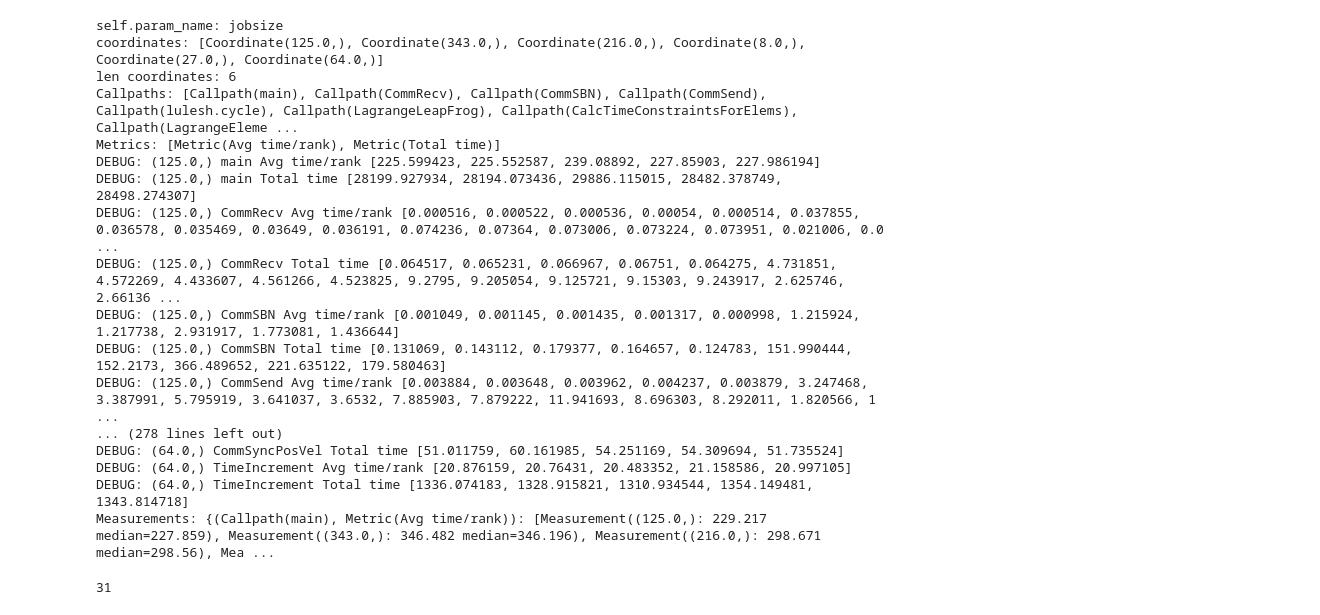
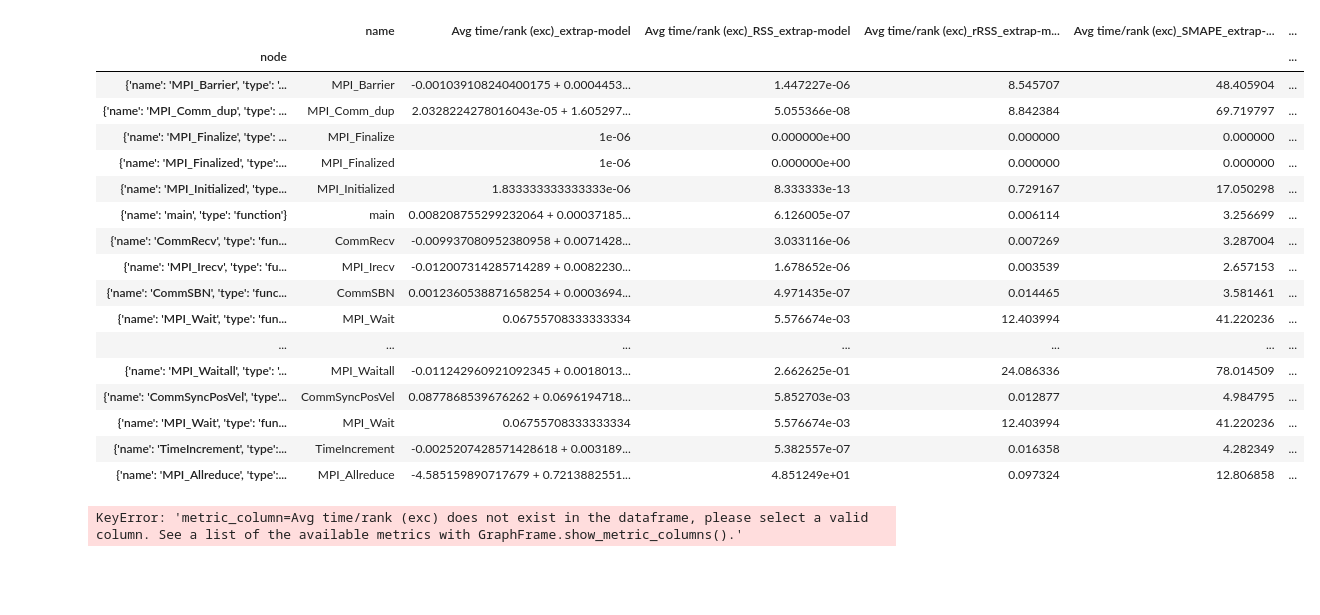
Before and after one commit to LLNL/thicket-tutorial, a Jupyter notebook: notebooks/test.ipynb, the cells around one changed output. Saved outputs shown, nothing was run; the diff lists cells and outputs as text; code cells hidden in the pictures; blank space fills up the shorter version.

```diff
--- a/notebooks/test.ipynb
+++ b/notebooks/test.ipynb
@@ -1,6 +1,5 @@
 # %%
 import sys
-
 import matplotlib.pyplot as plt
 import pandas as pd
 from IPython.display import display
@@ -11,6 +10,12 @@ from thicket.model_extrap import Modeling
 
 display(HTML("<style>.container { width:80% !important; }</style>"))
 
-#data = "../data/mpi_scaling_cali"
-data = "../../data/LULESH/weak"
+# display all columns from pandas data frames
+pd.options.display.max_columns = None
+
+#data = "../../data/LULESH/inclusive/weak"
+#data = "../data/mpi_scaling_cali/"
+data = "../../data/LULESH/exclusive/weak"
 t_ens = th.Thicket.from_caliperreader(data)
+
+help(t_ens.tree)
@@ -19,35 +57,45 @@ t_ens = th.Thicket.from_caliperreader(data)
 # %%
 mdl = Modeling(
     t_ens,
-    "jobsize",
-    chosen_metrics=[
-        "Avg time/rank",
-        "Total time",
+    parameters=[
+        "jobsize",
+        #"problem_size",
+    ],
+    metrics=[
+        #"Avg time/rank",
+        "Avg time/rank (exc)",
+        #"Total time",
     ],
 )
 
-# use the median values for modeling
 mdl.produce_models(use_median=True)
 
 # use the mean values for modeling
 #mdl.produce_models(use_median=False)
-# %% [output]
-self.param_name: jobsize
-coordinates: [Coordinate(125.0,), Coordinate(343.0,), Coordinate(216.0,), Coordinate(8.0,), Coordinate(27.0,), Coordinate(64.0,)]
-len coordinates: 6
-Callpaths: [Callpath(main), Callpath(CommRecv), Callpath(CommSBN), Callpath(CommSend), Callpath(lulesh.cycle), Callpath(LagrangeLeapFrog), Callpath(CalcTimeConstraintsForElems), Callpath(LagrangeEleme ...
-Metrics: [Metric(Avg time/rank), Metric(Total time)]
-DEBUG: (125.0,) main Avg time/rank [225.599423, 225.552587, 239.08892, 227.85903, 227.986194]
-DEBUG: (125.0,) main Total time [28199.927934, 28194.073436, 29886.115015, 28482.378749, 28498.274307]
-DEBUG: (125.0,) CommRecv Avg time/rank [0.000516, 0.000522, 0.000536, 0.00054, 0.000514, 0.037855, 0.036578, 0.035469, 0.03649, 0.036191, 0.074236, 0.07364, 0.073006, 0.073224, 0.073951, 0.021006, 0.0 ...
-DEBUG: (125.0,) CommRecv Total time [0.064517, 0.065231, 0.066967, 0.06751, 0.064275, 4.731851, 4.572269, 4.433607, 4.561266, 4.523825, 9.2795, 9.205054, 9.125721, 9.15303, 9.243917, 2.625746, 2.66136 ...
-DEBUG: (125.0,) CommSBN Avg time/rank [0.001049, 0.001145, 0.001435, 0.001317, 0.000998, 1.215924, 1.217738, 2.931917, 1.773081, 1.436644]
-DEBUG: (125.0,) CommSBN Total time [0.131069, 0.143112, 0.179377, 0.164657, 0.124783, 151.990444, 152.2173, 366.489652, 221.635122, 179.580463]
-DEBUG: (125.0,) CommSend Avg time/rank [0.003884, 0.003648, 0.003962, 0.004237, 0.003879, 3.247468, 3.387991, 5.795919, 3.641037, 3.6532, 7.885903, 7.879222, 11.941693, 8.696303, 8.292011, 1.820566, 1 ...
-... (278 lines left out)
-DEBUG: (64.0,) CommSyncPosVel Total time [51.011759, 60.161985, 54.251169, 54.309694, 51.735524]
-DEBUG: (64.0,) TimeIncrement Avg time/rank [20.876159, 20.76431, 20.483352, 21.158586, 20.997105]
-DEBUG: (64.0,) TimeIncrement Total time [1336.074183, 1328.915821, 1310.934544, 1354.149481, 1343.814718]
-Measurements: {(Callpath(main), Metric(Avg time/rank)): [Measurement((125.0,): 229.217 median=227.859), Measurement((343.0,): 346.482 median=346.196), Measurement((216.0,): 298.671 median=298.56), Mea ...
 # %%
-#t_ens.statsframe.dataframe
+t_ens.statsframe.dataframe
+# %% [output]
+|  | name | Avg time/rank (exc)_extrap-model | Avg time/rank (exc)_RSS_extrap-model | Avg time/rank (exc)_rRSS_extrap-m... | Avg time/rank (exc)_SMAPE_extrap-... | ... |
+| node |  |  |  |  |  | ... |
+| {'name': 'MPI_Barrier', 'type': '... | MPI_Barrier | -0.001039108240400175 + 0.0004453... | 1.447227e-06 | 8.545707 | 48.405904 | ... |
+| {'name': 'MPI_Comm_dup', 'type': ... | MPI_Comm_dup | 2.0328224278016043e-05 + 1.605297... | 5.055366e-08 | 8.842384 | 69.719797 | ... |
+| {'name': 'MPI_Finalize', 'type': ... | MPI_Finalize | 1e-06 | 0.000000e+00 | 0.000000 | 0.000000 | ... |
+| {'name': 'MPI_Finalized', 'type':... | MPI_Finalized | 1e-06 | 0.000000e+00 | 0.000000 | 0.000000 | ... |
+| {'name': 'MPI_Initialized', 'type... | MPI_Initialized | 1.833333333333333e-06 | 8.333333e-13 | 0.729167 | 17.050298 | ... |
+| {'name': 'main', 'type': 'function'} | main | 0.008208755299232064 + 0.00037185... | 6.126005e-07 | 0.006114 | 3.256699 | ... |
+| {'name': 'CommRecv', 'type': 'fun... | CommRecv | -0.009937080952380958 + 0.0071428... | 3.033116e-06 | 0.007269 | 3.287004 | ... |
+| {'name': 'MPI_Irecv', 'type': 'fu... | MPI_Irecv | -0.012007314285714289 + 0.0082230... | 1.678652e-06 | 0.003539 | 2.657153 | ... |
+| {'name': 'CommSBN', 'type': 'func... | CommSBN | 0.0012360538871658254 + 0.0003694... | 4.971435e-07 | 0.014465 | 3.581461 | ... |
+| {'name': 'MPI_Wait', 'type': 'fun... | MPI_Wait | 0.06755708333333334 | 5.576674e-03 | 12.403994 | 41.220236 | ... |
+| ... | ... | ... | ... | ... | ... | ... |
+| {'name': 'MPI_Waitall', 'type': '... | MPI_Waitall | -0.011242960921092345 + 0.0018013... | 2.662625e-01 | 24.086336 | 78.014509 | ... |
+| {'name': 'CommSyncPosVel', 'type'... | CommSyncPosVel | 0.0877868539676262 + 0.0696194718... | 5.852703e-03 | 0.012877 | 4.984795 | ... |
+| {'name': 'MPI_Wait', 'type': 'fun... | MPI_Wait | 0.06755708333333334 | 5.576674e-03 | 12.403994 | 41.220236 | ... |
+| {'name': 'TimeIncrement', 'type':... | TimeIncrement | -0.0025207428571428618 + 0.003189... | 5.382557e-07 | 0.016358 | 4.282349 | ... |
+| {'name': 'MPI_Allreduce', 'type':... | MPI_Allreduce | -4.585159890717679 + 0.7213882551... | 4.851249e+01 | 0.097324 | 12.806858 | ... |
+# %%
+t_ens.show_metric_columns()
+
+t_ens.statsframe.tree(metric_column='Avg time/rank (exc)')
+# %% [output]
+KeyError: 'metric_column=Avg time/rank (exc) does not exist in the dataframe, please select a valid column. See a list of the available metrics with GraphFrame.show_metric_columns().'
@@ -57,6 +119,0 @@ Measurements: {(Callpath(main), Metric(Avg time/rank)): [Measurement((125.0,): 2
-# %%
-model_obj = t_ens.statsframe.dataframe.at[t_ens.statsframe.dataframe.index[0], "Avg time/rank_extrap-model"]
-
-len(t_ens.statsframe.dataframe)
-# %% [output]
-31
```
Also changed, not shown: parts of 12 cells of this notebook, 6 other files.
